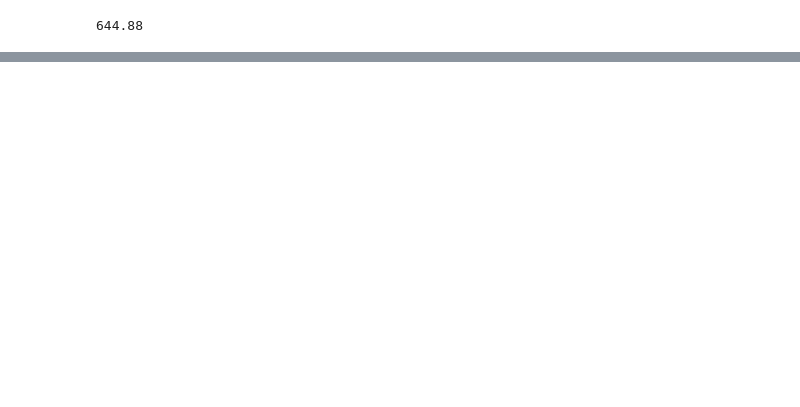
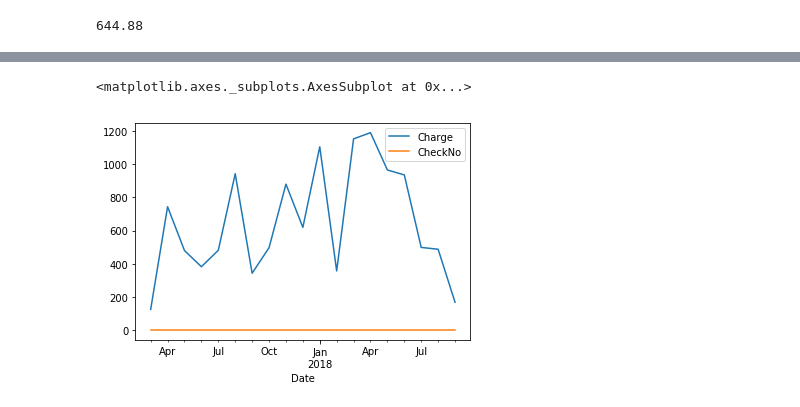
Before and after one commit to brenndaude/ga_projects, a Jupyter notebook: Final_Project/finances_analysis.ipynb, the cells around one changed output, grey strips where cells are left out. Saved outputs shown, nothing was run; the diff lists cells and outputs as text; code cells hidden in the pictures; blank space fills up the shorter version.

```diff
--- a/Final_Project/finances_analysis.ipynb
+++ b/Final_Project/finances_analysis.ipynb
@@ -251,0 +327,9 @@ crypto['Charge'].sum()
+# %%
+food_keys = 'SUNBASKET|SEAML|STARBUCK|MARKET|FOOD|FRESH|FAMILY DOLLAR|FRESH|UBER EATS|CAFE|DELI|DELI'
+food = df[df['Description'].str.contains(food_keys, case = False)]
+# %%
+food_monthly = food.resample('M').sum()
+food_monthly.plot()
+# %% [output]
+<matplotlib.axes._subplots.AxesSubplot at 0x...>
+[figure, added]
```
Also changed, not shown: parts of 26 cells of this notebook.
